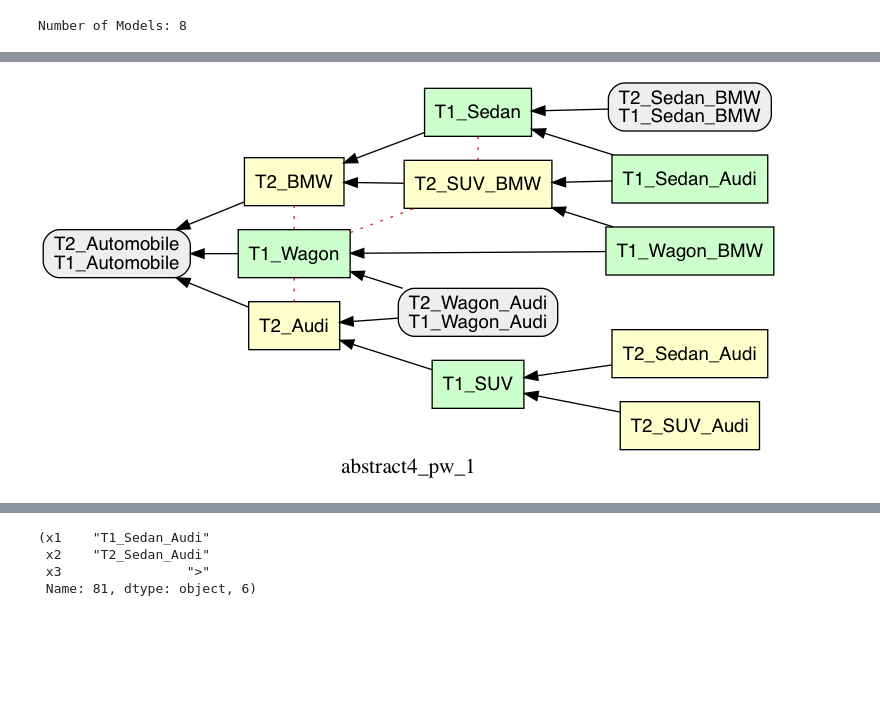
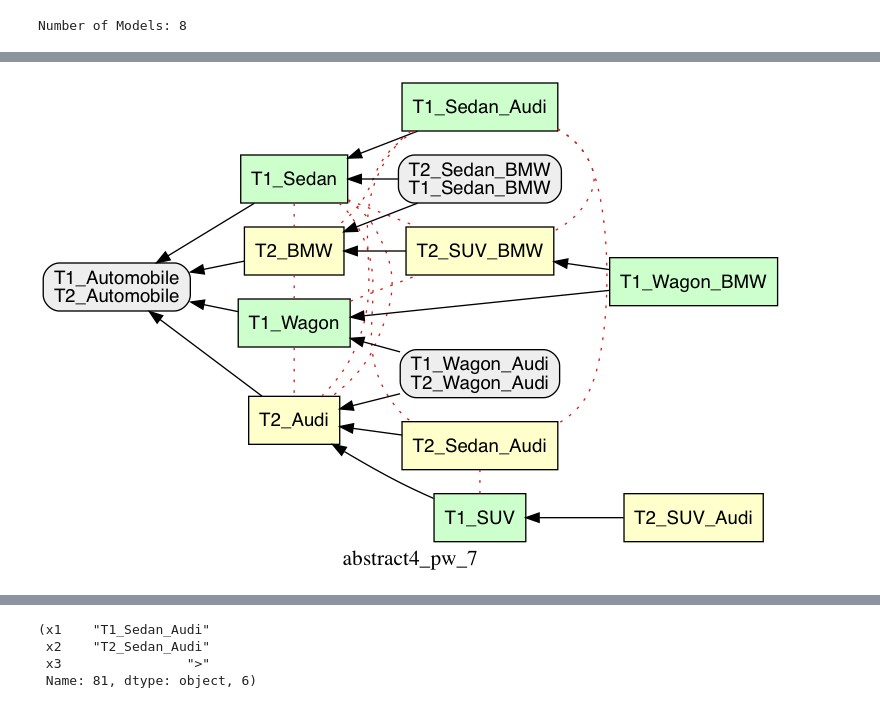
Before and after one commit to idaks/LeanEuler, a Jupyter notebook: lean_euler.ipynb, the cells around one changed output, grey strips where cells are left out. Cells and saved outputs as stored; diff of their text form; code cells hidden in the pictures; blank space fills up the shorter version.

```diff
--- a/lean_euler.ipynb
+++ b/lean_euler.ipynb
@@ -152,6 +164,6 @@ list(map(lambda x: x.__dict__, rels))
 # %%
 pws_vizs = euler_visualization_nxpd.visualize(dfs=dfs, pws=pws, relations=rels, conn=None, project_name='abstract4', save_to_file=False)
 # %%
-draw(pws_vizs[0])
+draw(pws_vizs[6])
 # %% [output]
-[figure, old version]
+[figure, new version]
```
Also changed, not shown: parts of 11 cells of this notebook.
